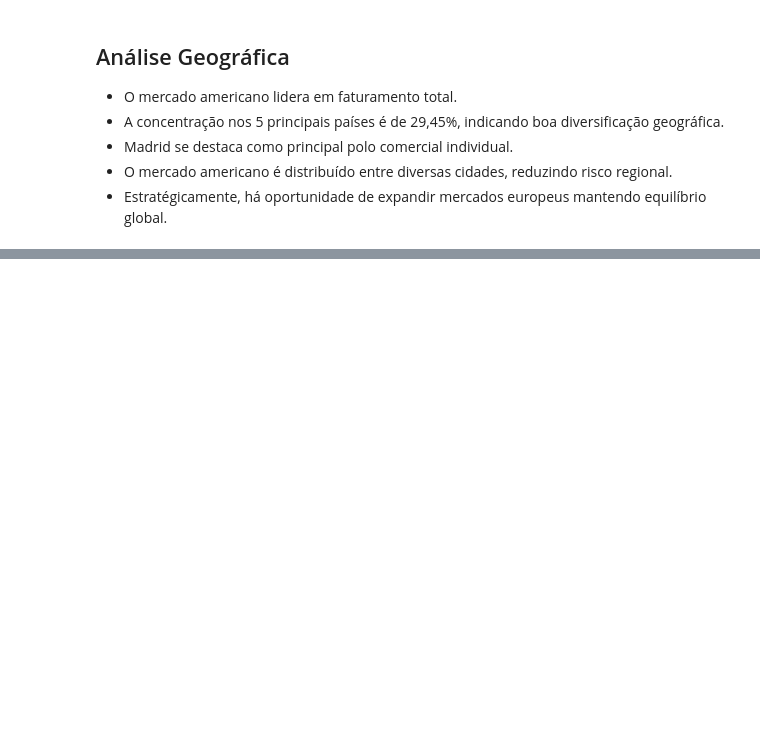
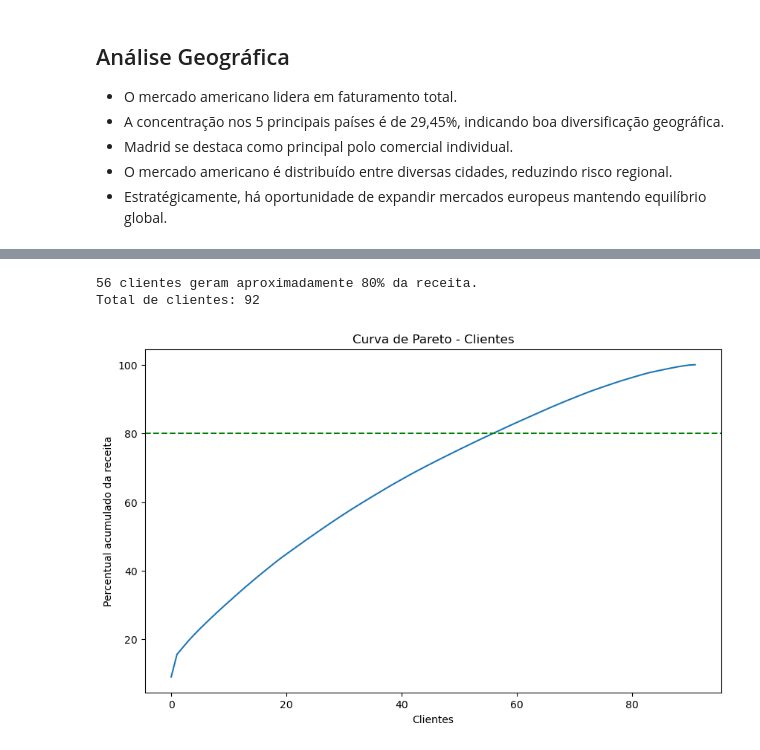
Before and after one commit to Jorge-print/data-portfolio-jorge, a Jupyter notebook: vendas/notebooks/analise_vendas.ipynb, the cells around one changed output, grey strips where cells are left out. Saved outputs shown, nothing was run; the diff lists cells and outputs as text; code cells hidden in the pictures; blank space fills up the shorter version.

```diff
--- a/vendas/notebooks/analise_vendas.ipynb
+++ b/vendas/notebooks/analise_vendas.ipynb
@@ -384,3 +384,11 @@ Name: SALES, dtype: float64
 - Madrid se destaca como principal polo comercial individual.
 - O mercado americano é distribuído entre diversas cidades, reduzindo risco regional.
 - Estratégicamente, há oportunidade de expandir mercados europeus mantendo equilíbrio global.
+# %%
+# Faturamento por cliente
+
+receita_cliente = (df.groupby("CUSTOMERNAME")["SALES"]
+                   .sum()
+                   .sort_values(ascending=False))
+
+receita_cliente.head(92)
@@ -386,0 +409,12 @@ Name: SALES, dtype: float64
+# %%
+#Percentual acumulado dos clientes
+
+receita_acumulada = receita_cliente.cumsum()
+percentual_acumulado = receita_acumulada / receita_cliente.sum() * 100
+
+pareto_df = pd.DataFrame({
+    "Receita": receita_cliente,
+    "Percentual_Acumulado": percentual_acumulado
+})
+
+pareto_df.head(92)
@@ -386,0 +436,24 @@ Name: SALES, dtype: float64
+# %%
+clientes_80 = pareto_df[pareto_df["Percentual_Acumulado"] <= 80]
+
+quantidade_clientes_80 = clientes_80.shape[0]
+total_clientes = receita_cliente.shape[0]
+
+print(f"{quantidade_clientes_80} clientes geram aproximadamente 80% da receita.")
+print(f"Total de clientes: {total_clientes}")
+# %% [output]
+56 clientes geram aproximadamente 80% da receita.
+Total de clientes: 92
+# %%
+plt.figure(figsize=(10,6))
+
+plt.plot(percentual_acumulado.values)
+plt.axhline(y=80, color="g", linestyle="--")
+
+plt.title("Curva de Pareto - Clientes")
+plt.xlabel("Clientes")
+plt.ylabel("Percentual acumulado da receita")
+
+plt.show()
+# %% [output]
+[figure, added]
```
Also changed, not shown: parts of 3 cells of this notebook.
